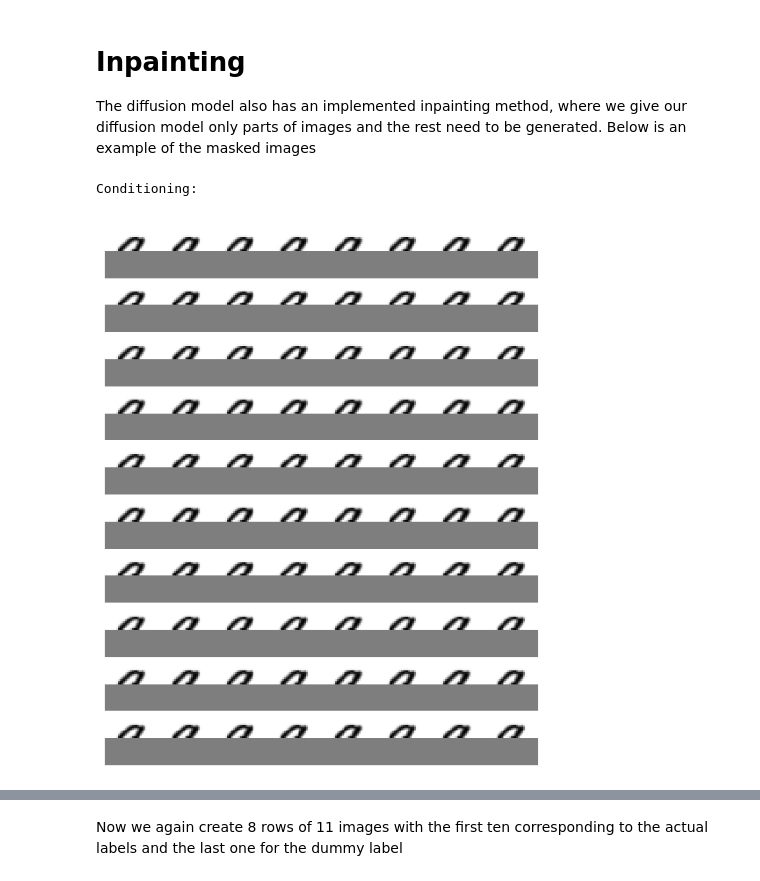
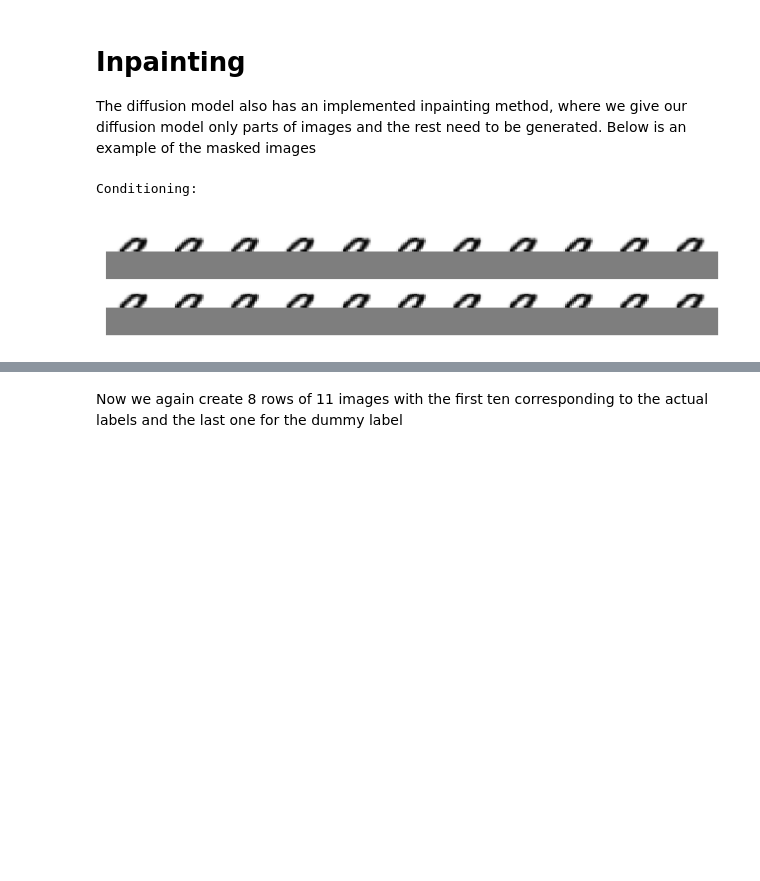
Before and after one commit to juhoitse/DDPM, a Jupyter notebook: DDPM.ipynb, the cells around one changed output, grey strips where cells are left out. Saved outputs shown, nothing was run; the diff lists cells and outputs as text; code cells hidden in the pictures; blank space fills up the shorter version.

```diff
--- a/DDPM.ipynb
+++ b/DDPM.ipynb
@@ -18,7 +18,7 @@ import torch.nn.functional as F
 
 from utils import load_model, save_model, show_images
 
-device = torch.device('cpu')
+device = torch.device('cuda:0')
 train = False
 # %% [markdown]
 # Data
@@ -125,21 +151,22 @@ show_images(samples01, cmap='binary', ncol=11)
 The diffusion model also has an implemented inpainting method, where we give our diffusion model only parts of images and the rest need to be generated. Below is an example of the masked images
 # %%
 
-rows = 8
+rows = 2
+num_classes = 11
 image, label = trainset[4]  # select one image from the dataset
-images = image[None, 0].tile(rows*11, 1, 1, 1)  # copy the image to generate multiple samples
+images = image[None, 0].tile(rows*num_classes, 1, 1, 1)  # copy the image to generate multiple samples
 images = images.to(device)
-labels = torch.cat([torch.arange(11) for _ in range(rows)], dim=0).to(device) # generate labels for the data
+labels = torch.cat([torch.arange(num_classes) for _ in range(rows)], dim=0).to(device) # generate labels for the data
 (batch_size, _, H, W) = images.shape
 
 # mask out the bottom part of every image
 mask_known = torch.zeros(batch_size, 1, H, W, dtype=torch.bool, device=device)
 mask_known[:, :, :H//2, :] = 1
 images_known = images * mask_known
 
 samples01 = ((images_known + 1) / 2).clip(0, 1)
 print('Conditioning:')
-show_images(samples01[:80], cmap='binary', ncol=11)
+show_images(samples01[:rows*num_classes], cmap='binary', ncol=11)
 # %% [output]
 Conditioning:
-[figure, old version]
+[figure, new version]
```
Also changed, not shown: parts of 9 cells of this notebook, 4 other files.
